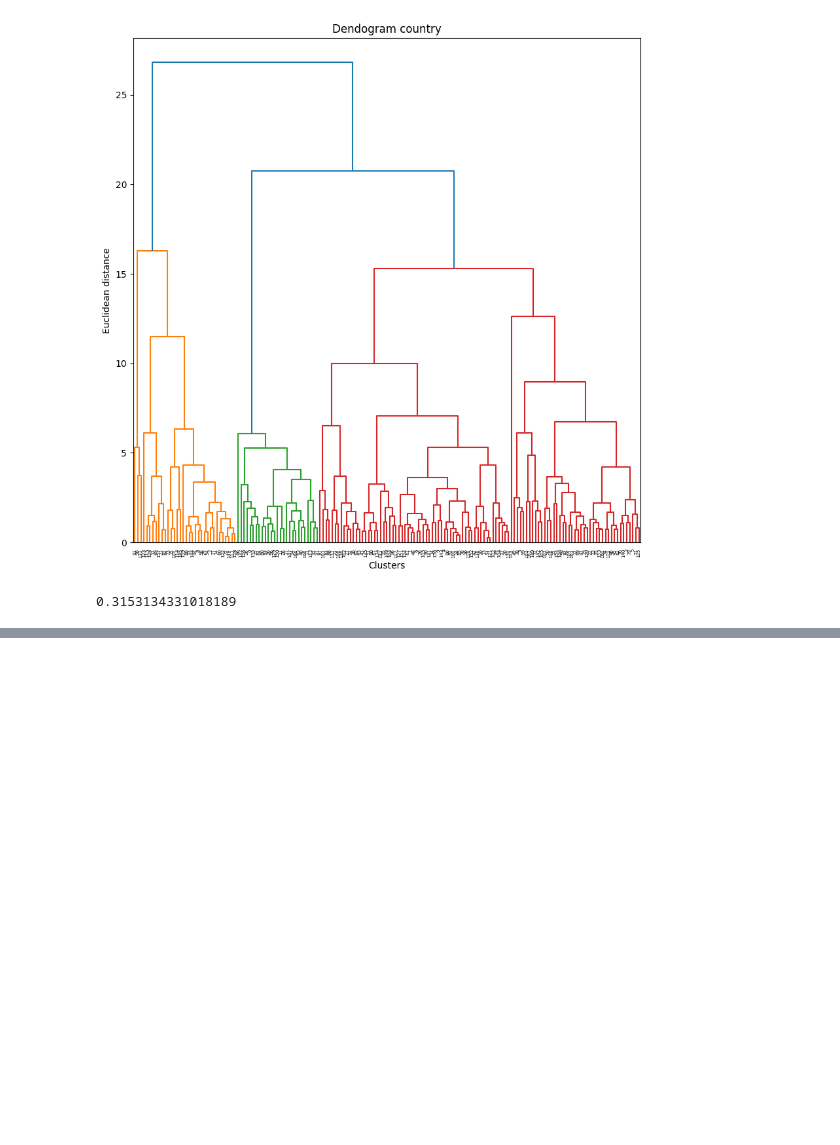
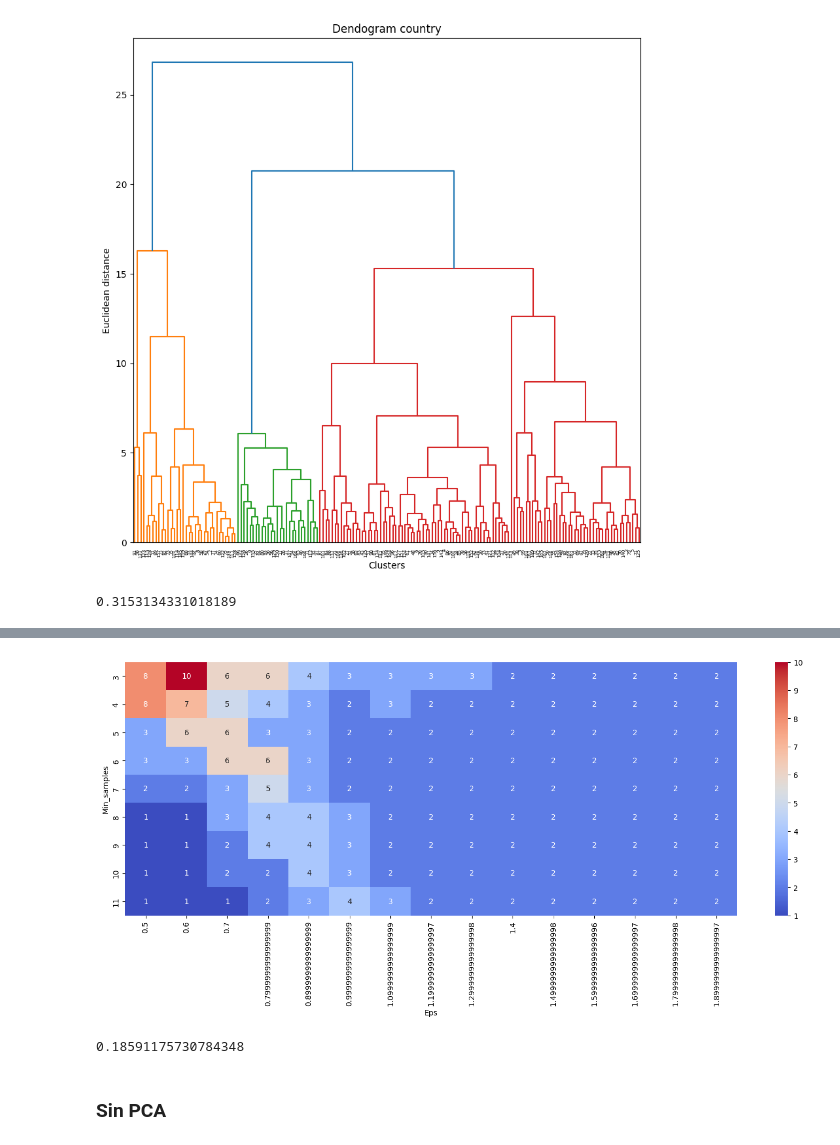
Before and after one commit to oscardbocanegra/learning_platzi, a Jupyter notebook: dataScientistPython/clustering/proyecto_clustering.ipynb, the cells around one changed output, grey strips where cells are left out. Drawn from its saved outputs; the diff is of its cells as text; code cells hidden in the pictures; blank space fills up the shorter version.

```diff
--- a/dataScientistPython/clustering/proyecto_clustering.ipynb
+++ b/dataScientistPython/clustering/proyecto_clustering.ipynb
@@ -293,0 +318,14 @@ df_country['hc'] = y_hc
+# %%
+fig, ax = plt.subplots(figsize=(18, 6))
+sns.heatmap(pivot_2, annot=True, annot_kws={'size':10}, cmap='coolwarm', ax=ax)
+plt.show()
+# %% [output]
+[figure, added]
+# %%
+dbscan_trin = DBSCAN(eps=1.2, min_samples=3).fit_predict(pca_data_standard)
+print(silhouette_score(pca_data_standard, dbscan_trin))
+df_country['dbscan_trin_pca'] = dbscan_trin
+# %% [output]
+0.18591175730784348
+# %% [markdown]
+### Sin PCA
```
Also changed, not shown: parts of 15 cells of this notebook.
